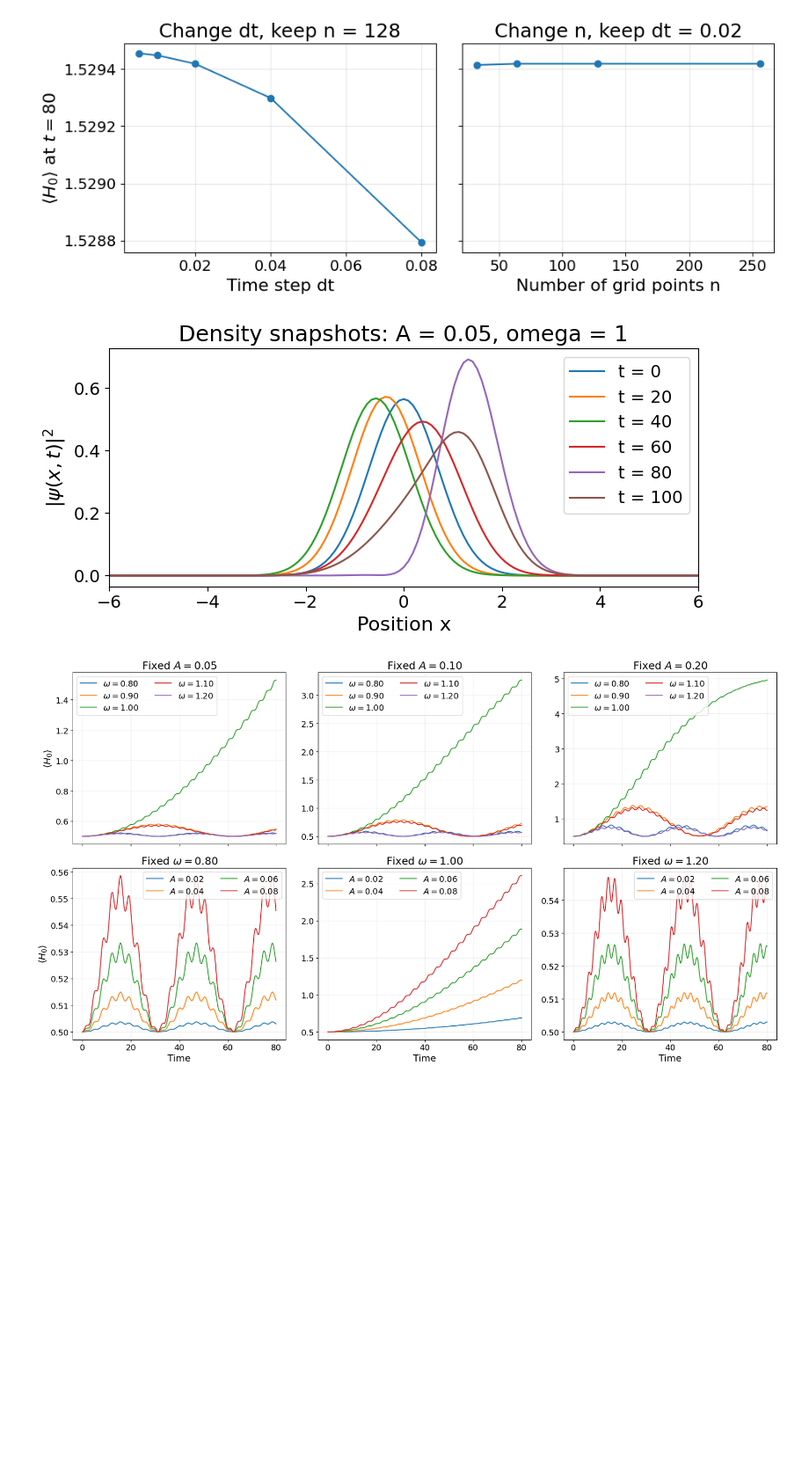
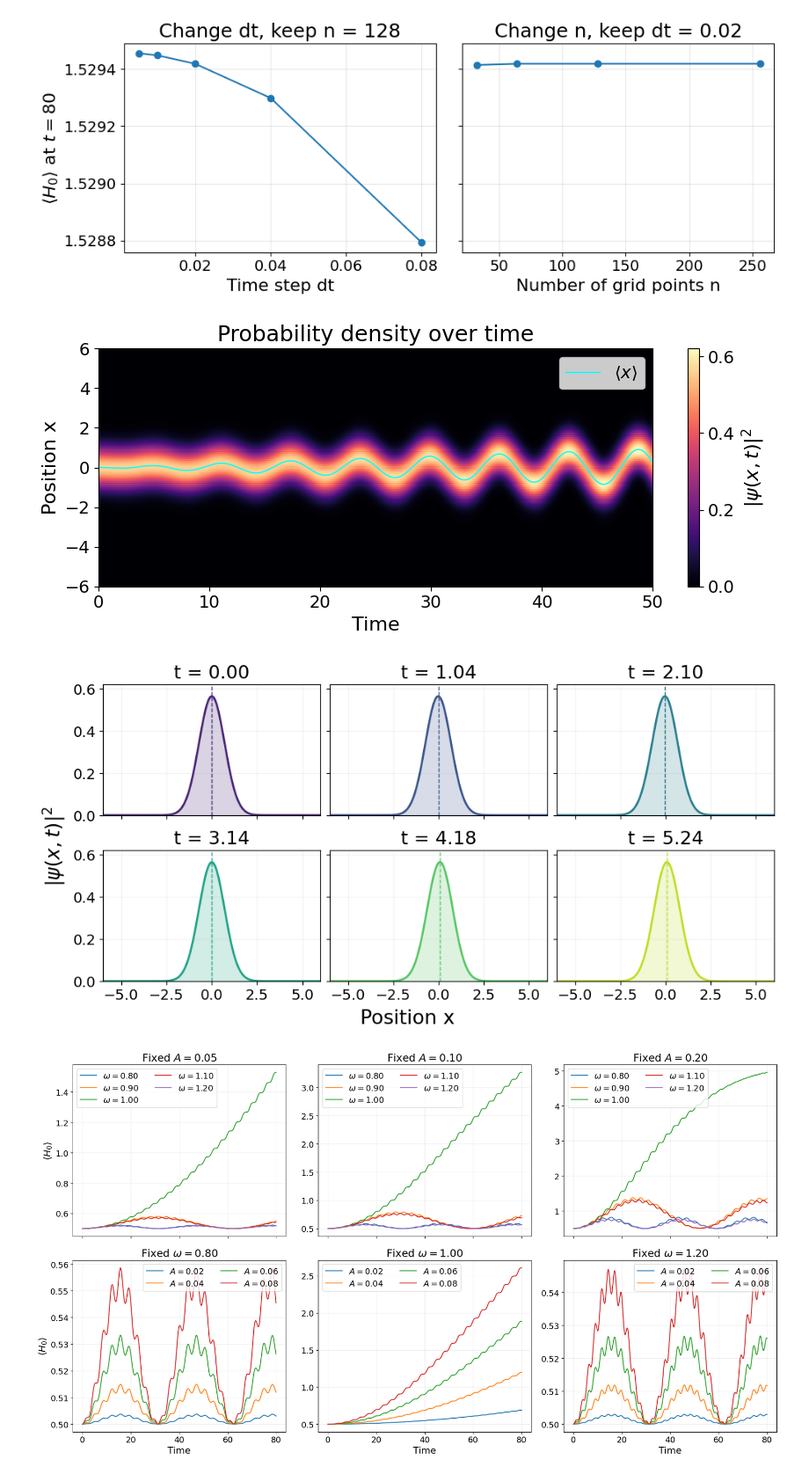
Before and after one commit to TO-PRARAMX/pc4230-project, a Jupyter notebook: example/01_tuneA_omega.ipynb, the cells around one changed output. Shown at 88% size. Drawn from its saved outputs; the diff is of its cells as text; code cells hidden in the pictures; blank space fills up the shorter version.

```diff
--- a/example/01_tuneA_omega.ipynb
+++ b/example/01_tuneA_omega.ipynb
@@ -100,25 +100,68 @@ plt.show()
 # %% [output]
 [figure]
 # %%
-x, times, states, _ = simulate(A=0.05, omega=1.0, n=256, tmax=100,
-                                t_eval=[0, 20, 40, 60, 80, 100])
+omega = 1.0
+x, times, states, _ = simulate(
+    A=0.05, omega=omega, dt=0.02, n=256, tmax=50
+)
 dx = x[1] - x[0]
+rho = np.abs(states)**2 / dx  # assumes discrete states have unit norm
 
-plt.figure(figsize=(8, 4))
+# 1. Full evolution: shows motion between snapshots
+fig, ax = plt.subplots(figsize=(9, 4))
 
-for i, t in enumerate(times):
-    density = np.abs(states[i])**2 / dx
-    plt.plot(x, density, label=f"t = {t:g}")
+im = ax.pcolormesh(
+    times, x, rho.T,
+    shading="auto", cmap="magma"
+)
+x_mean = (rho @ x) / rho.sum(axis=1)
+ax.plot(times, x_mean, color="cyan", lw=1, label=r"$\langle x\rangle$")
 
-plt.xlim(-6, 6)
-plt.xlabel("Position x")
-plt.ylabel(r"$|\psi(x,t)|^2$")
-plt.title("Density snapshots: A = 0.05, omega = 1")
-plt.legend()
-plt.tight_layout()
+ax.set(
+    xlabel="Time",
+    ylabel="Position x",
+    ylim=(-6, 6),
+    title="Probability density over time"
+)
+ax.legend(loc="upper right")
+fig.colorbar(im, ax=ax, label=r"$|\psi(x,t)|^2$")
+fig.tight_layout()
+
+# # 2. Six snapshots within one late drive cycle
+# period = 2 * np.pi / omega
+snapshot_times = np.arange(6) * period / 6
+
+# For long-term comparisons instead:
+#snapshot_times = [0, 5, 10, 15, 20, 25]
+
+indices = np.array([
+    np.argmin(np.abs(times - t)) for t in snapshot_times
+])
+
+fig, axes = plt.subplots(
+    2, 3, figsize=(10, 5), sharex=True, sharey=True,
+    constrained_layout=True
+)
+colors = plt.cm.viridis(np.linspace(0.1, 0.9, len(indices)))
+ymax = 1.1 * rho[indices].max()
+
+for ax, j, color in zip(axes.flat, indices, colors):
+    ax.plot(x, rho[j], color=color, lw=2)
+    ax.fill_between(x, rho[j], color=color, alpha=0.2)
+    ax.axvline(x_mean[j], color=color, ls="--", lw=1)
+    ax.set(
+        title=f"t = {times[j]:.2f}",
+        xlim=(-6, 6),
+        ylim=(0, ymax)
+    )
+    ax.grid(alpha=0.15)
+
+fig.supxlabel("Position x")
+fig.supylabel(r"$|\psi(x,t)|^2$")
 plt.show()
 # %% [output]
-[figure, old version]
+[figure, new version]
+[figure, added]
 # %%
 A_plot_w = [0.05, 0.1, 0.2]
 A_fixed_w = [0.02, 0.04, 0.06, 0.08,]
```
Also changed, not shown: parts of 1 cell of this notebook.
